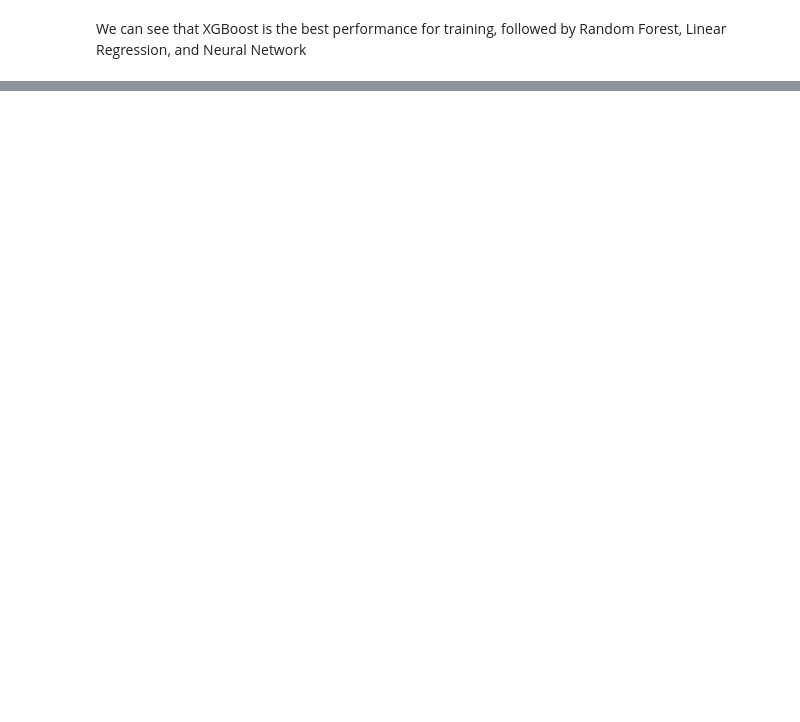
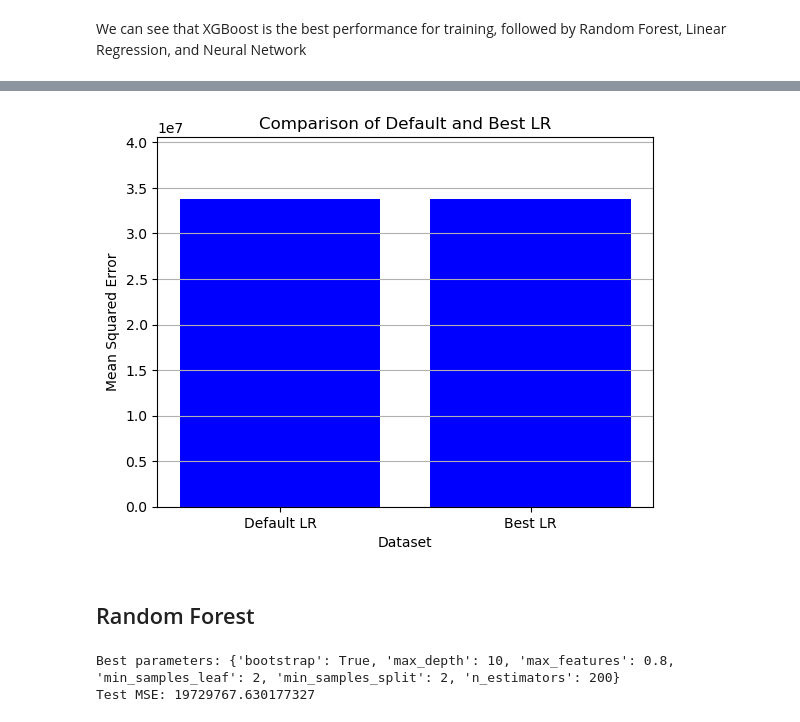
Before and after one commit to DoNguyenHung/Medical-Cost-Predictor-Website, a Jupyter notebook: Train_ML_models.ipynb, the cells around one changed output, grey strips where cells are left out. Drawn from its saved outputs; the diff is of its cells as text; code cells hidden in the pictures; blank space fills up the shorter version.

```diff
--- a/Train_ML_models.ipynb
+++ b/Train_ML_models.ipynb
@@ -156,0 +164,10 @@ R²: 0.02
+# %%
+mse_train_lr = mean_squared_error(y_train, y_train_lr)
+mse_train_rf = mean_squared_error(y_train, y_train_rf)
+mse_train_xgb = mean_squared_error(y_train, y_train_xgb)
+mse_train_nn = mean_squared_error(y_train, y_train_nn)
+
+mse_test_lr = mean_squared_error(y_test, y_test_lr)
+mse_test_rf = mean_squared_error(y_test, y_test_rf)
+mse_test_xgb = mean_squared_error(y_test, y_test_xgb)
+mse_test_nn = mean_squared_error(y_test, y_test_nn)
@@ -156,0 +202,18 @@ R²: 0.02
+# %%
+param_grid_lr = {
+    'fit_intercept': [True, False],  # Whether to include bias (y = mx + b)
+    'copy_X': [True, False],         # Copies data before fitting (rarely changed)
+    'positive': [True, False]        # Forces coefficients to be positive (new in sklearn 1.0+)
+}
+
+grid_lr = GridSearchCV(lr, param_grid_lr, cv=5, n_jobs=-1, scoring='neg_mean_squared_error')
+grid_lr.fit(X_train, y_train)
+best_lr = grid_lr.best_estimator_ # Get the best estimator from the grid search
+
+best_lr_res = best_lr.predict(X_test)
+
+mse_best_lr = mean_squared_error(y_test, best_lr_res)
+
+best_params = grid_lr.best_params_
+print(f"Best parameters: {best_params}")
+print(f"Test MSE: {mse_best_lr}")
@@ -156,0 +240,40 @@ R²: 0.02
+# %%
+# Plotting the comparison
+plt.bar(['Default LR', 'Best LR'], [mse_test_lr, mse_best_lr], color='blue')
+plt.xlabel('Dataset')
+plt.ylabel('Mean Squared Error')
+plt.title('Comparison of Default and Best LR')
+# Automatically scale y-axis to fit the values
+max_mse = max(mse_test_lr, mse_best_lr)
+plt.ylim(0, max_mse * 1.2)
+
+plt.grid(axis='y')
+plt.show()
+# %% [output]
+[figure, added]
+# %% [markdown]
+## Random Forest
+# %%
+param_grid_rf = {
+    'n_estimators': [100, 200],          # Fewer trees (default=100 is often enough)
+    'max_depth': [None, 10, 20],         # None (unlimited) + moderate depths
+    'min_samples_split': [2, 5],         # Default=2; avoid large values (e.g., 10)
+    'min_samples_leaf': [1, 2],          # Default=1; avoid >2 for text data
+    'max_features': ['sqrt', 0.8],       # Default='sqrt'; test slight variation
+    'bootstrap': [True, False],          # Test with/without bootstrapping
+}
+
+grid_rf = GridSearchCV(rf, param_grid_rf, cv=5, n_jobs=-1, scoring='neg_mean_squared_error')
+grid_rf.fit(X_train, y_train)
+best_rf = grid_rf.best_estimator_ # Get the best estimator from the grid search
+
+best_rf_res = best_rf.predict(X_test)
+
+mse_best_rf = mean_squared_error(y_test, best_rf_res)
+
+best_params = grid_rf.best_params_
+print(f"Best parameters: {best_params}")
+print(f"Test MSE: {mse_best_rf}")
+# %% [output]
+Best parameters: {'bootstrap': True, 'max_depth': 10, 'max_features': 0.8, 'min_samples_leaf': 2, 'min_samples_split': 2, 'n_estimators': 200}
+Test MSE: 19729767.630177327
```
Also changed, not shown: parts of 19 cells of this notebook.
